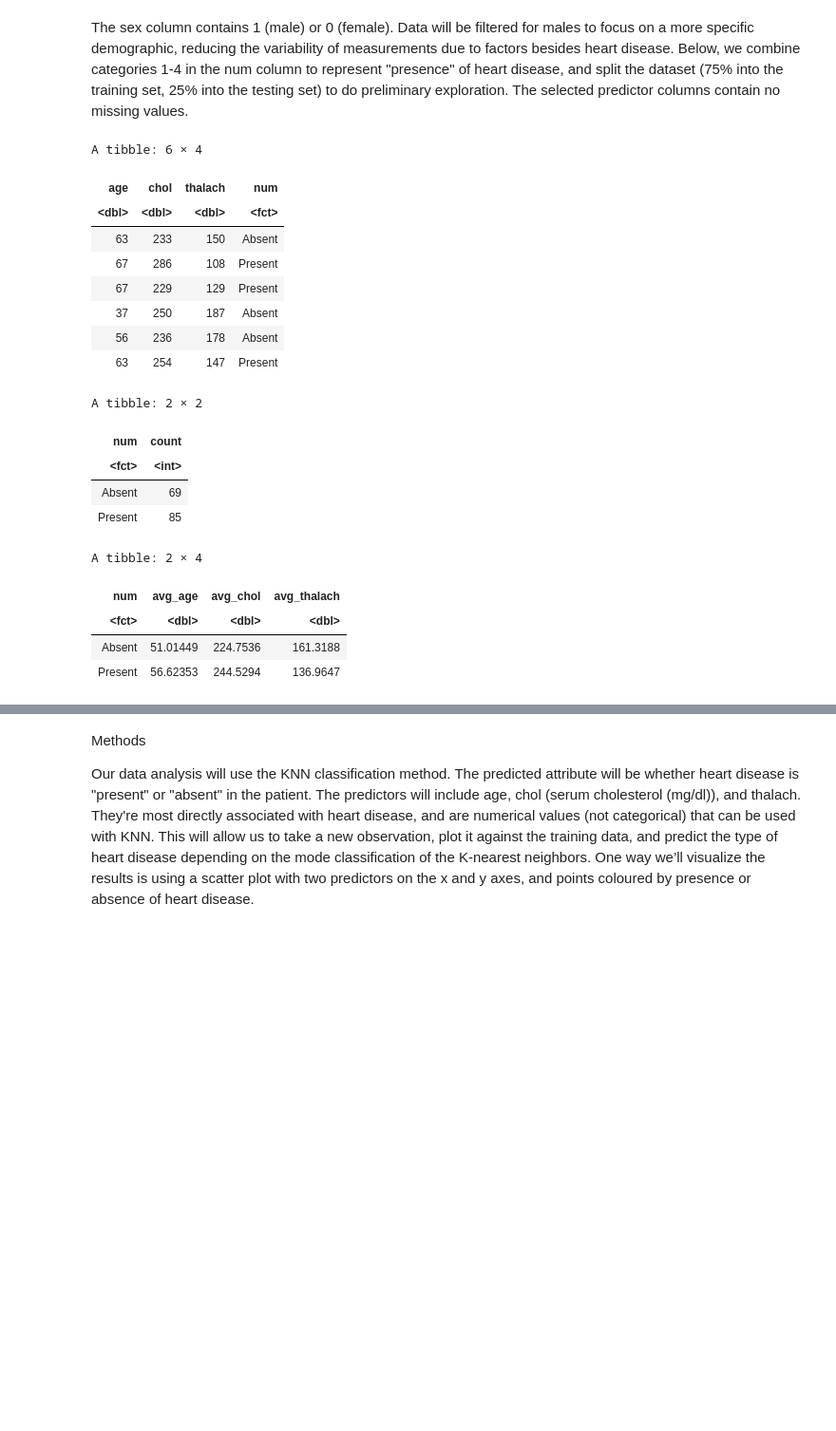
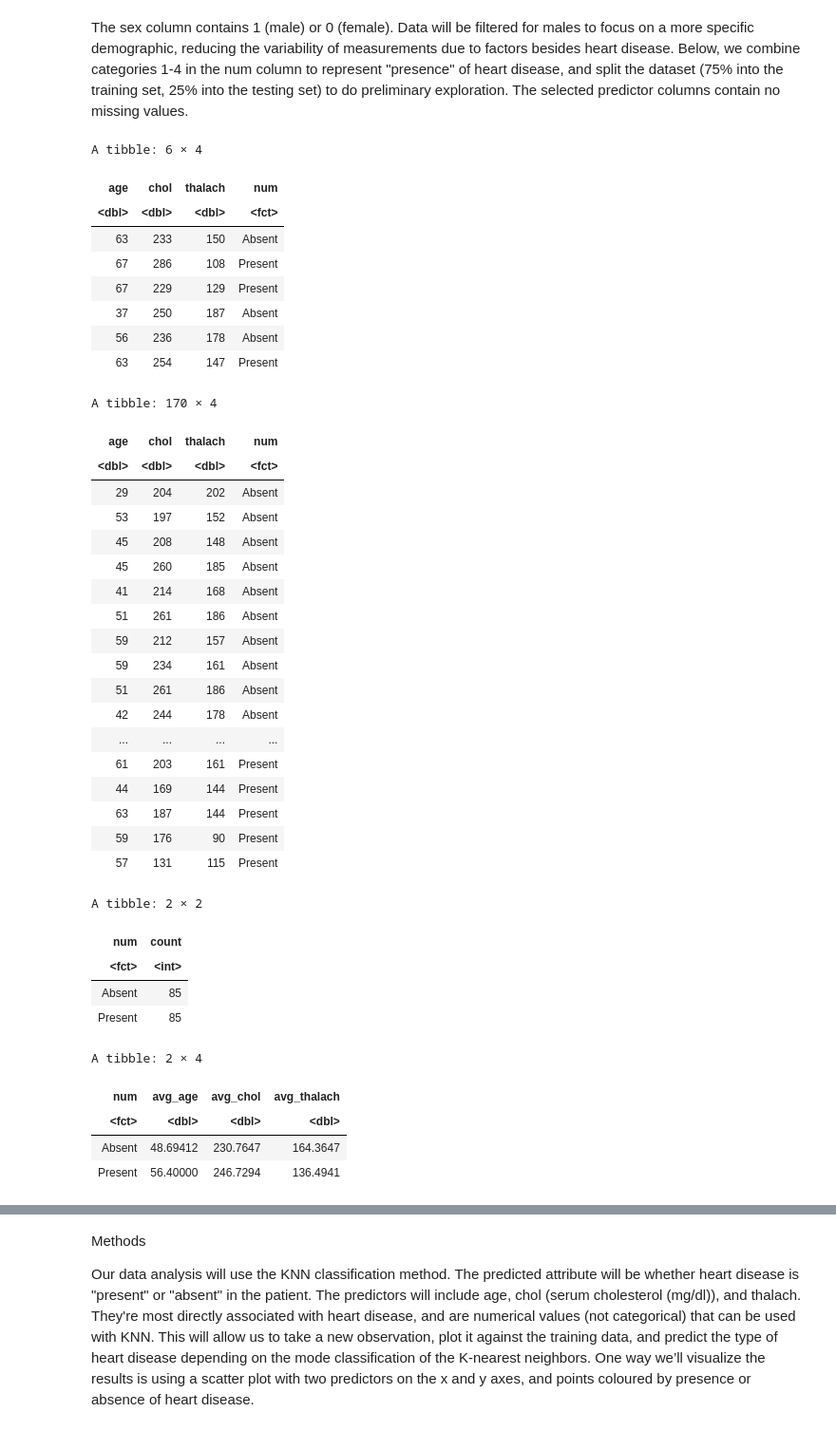
Before and after one commit to RachelCSmith/DSCI_project, a Jupyter notebook: Project_Report_Group41.ipynb, the cells around one changed output, grey strips where cells are left out. Shown at 95% size. Cells and saved outputs as stored; diff of their text form; code cells hidden in the pictures; blank space fills up the shorter version.

```diff
--- a/Project_Report_Group41.ipynb
+++ b/Project_Report_Group41.ipynb
@@ -49,20 +50,20 @@ filtered_data<-cleveland_data|>
     mutate(num=fct_recode(num,"Present"="1","Present"="2","Present"="3","Present"="4","Absent"="0"))
 head(filtered_data)
 
-set.seed(9)
-data_split<-initial_split(filtered_data,prop=0.75,strata=num)
-data_train<-training(data_split)
-data_test<-testing(data_split)
+#Balancing the Data
+install.packages("themis")
+library(themis)
+install.packages("kknn")
+library(kknn)
 
-distribution_num<-data_train|>
-    group_by(num)|>
-    summarize(count=n())
-distribution_num
+balance_recipe <- recipe(num ~., data = filtered_data) |>
+step_upsample(num, over_ratio = 1, skip = FALSE) |>
+prep()
 
-mean_predictors<-data_train|>
-    group_by(num)|>
-    summarize(avg_age=mean(age),avg_chol=mean(chol),avg_thalach=mean(thalach))
-mean_predictors
+upsampled_cleveland <- bake(balance_recipe, filtered_data)
+upsampled_cleveland |>
+group_by(num) |>
+summarize(n = n())
 # %% [output]
 A tibble: 6 × 4
 | age | chol | thalach | num |
@@ -73,16 +74,52 @@ A tibble: 6 × 4
 | 37 | 250 | 187 | Absent |
 | 56 | 236 | 178 | Absent |
 | 63 | 254 | 147 | Present |
-A tibble: 2 × 2
-| num | count |
-| <fct> | <int> |
-| Absent | 69 |
-| Present | 85 |
-A tibble: 2 × 4
-| num | avg_age | avg_chol | avg_thalach |
-| <fct> | <dbl> | <dbl> | <dbl> |
-| Absent | 51.01449 | 224.7536 | 161.3188 |
-| Present | 56.62353 | 244.5294 | 136.9647 |
+# %%
+set.seed(9)
+data_split<-initial_split(upsampled_cleveland,prop=0.75,strata=num)
+data_train<-training(data_split)
+data_test<-testing(data_split)
+data_train
+
+distribution_num<-data_train|>
+    group_by(num)|>
+    summarize(count=n())
+distribution_num
+
+mean_predictors<-data_train|>
+    group_by(num)|>
+    summarize(avg_age=mean(age),avg_chol=mean(chol),avg_thalach=mean(thalach))
+mean_predictors
+# %% [output]
+A tibble: 170 × 4
+| age | chol | thalach | num |
+| <dbl> | <dbl> | <dbl> | <fct> |
+| 29 | 204 | 202 | Absent |
+| 53 | 197 | 152 | Absent |
+| 45 | 208 | 148 | Absent |
+| 45 | 260 | 185 | Absent |
+| 41 | 214 | 168 | Absent |
+| 51 | 261 | 186 | Absent |
+| 59 | 212 | 157 | Absent |
+| 59 | 234 | 161 | Absent |
+| 51 | 261 | 186 | Absent |
+| 42 | 244 | 178 | Absent |
+| ... | ... | ... | ... |
+| 61 | 203 | 161 | Present |
+| 44 | 169 | 144 | Present |
+| 63 | 187 | 144 | Present |
+| 59 | 176 | 90 | Present |
+| 57 | 131 | 115 | Present |
+A tibble: 2 × 2
+| num | count |
+| <fct> | <int> |
+| Absent | 85 |
+| Present | 85 |
+A tibble: 2 × 4
+| num | avg_age | avg_chol | avg_thalach |
+| <fct> | <dbl> | <dbl> | <dbl> |
+| Absent | 48.69412 | 230.7647 | 164.3647 |
+| Present | 56.40000 | 246.7294 | 136.4941 |
 # %%
 options(repr.plot.width = 5.5, repr.plot.height = 6)
 graph_age<-data_train|>
```
Also changed, not shown: parts of 9 cells of this notebook.
